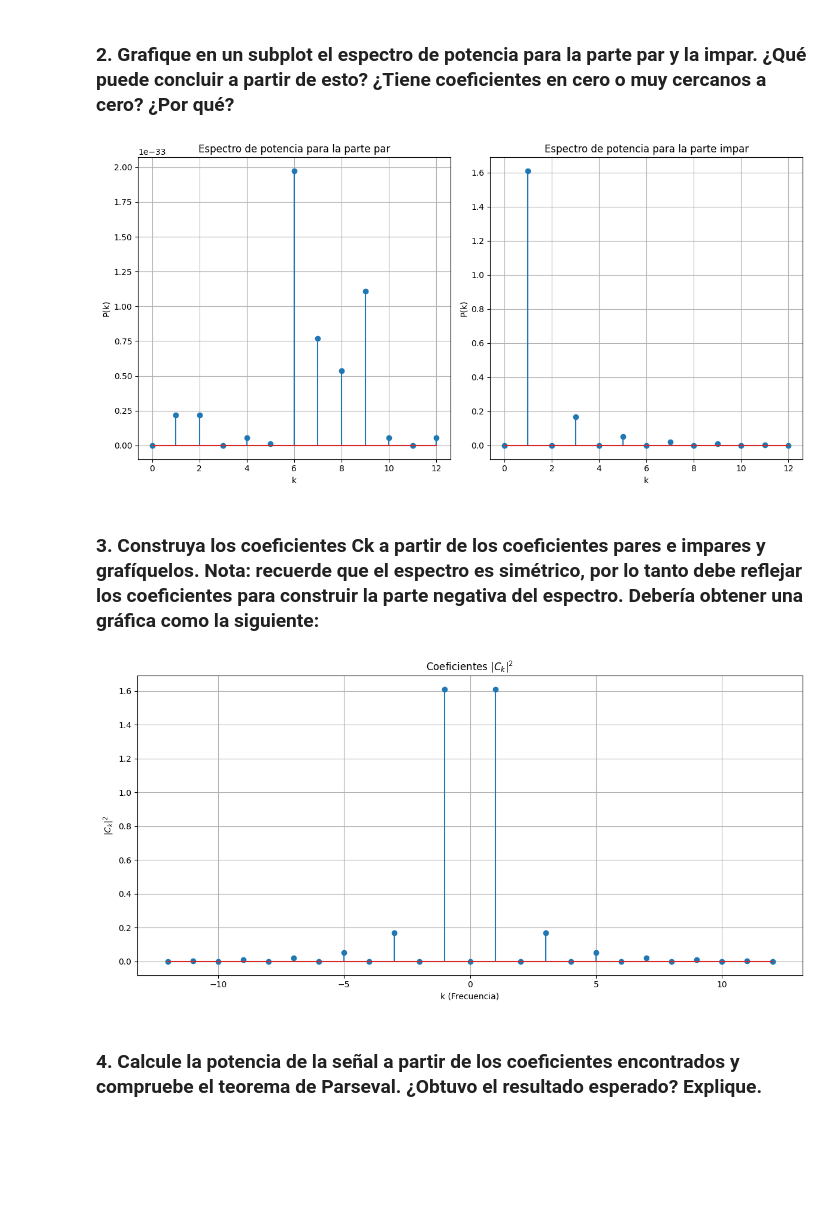
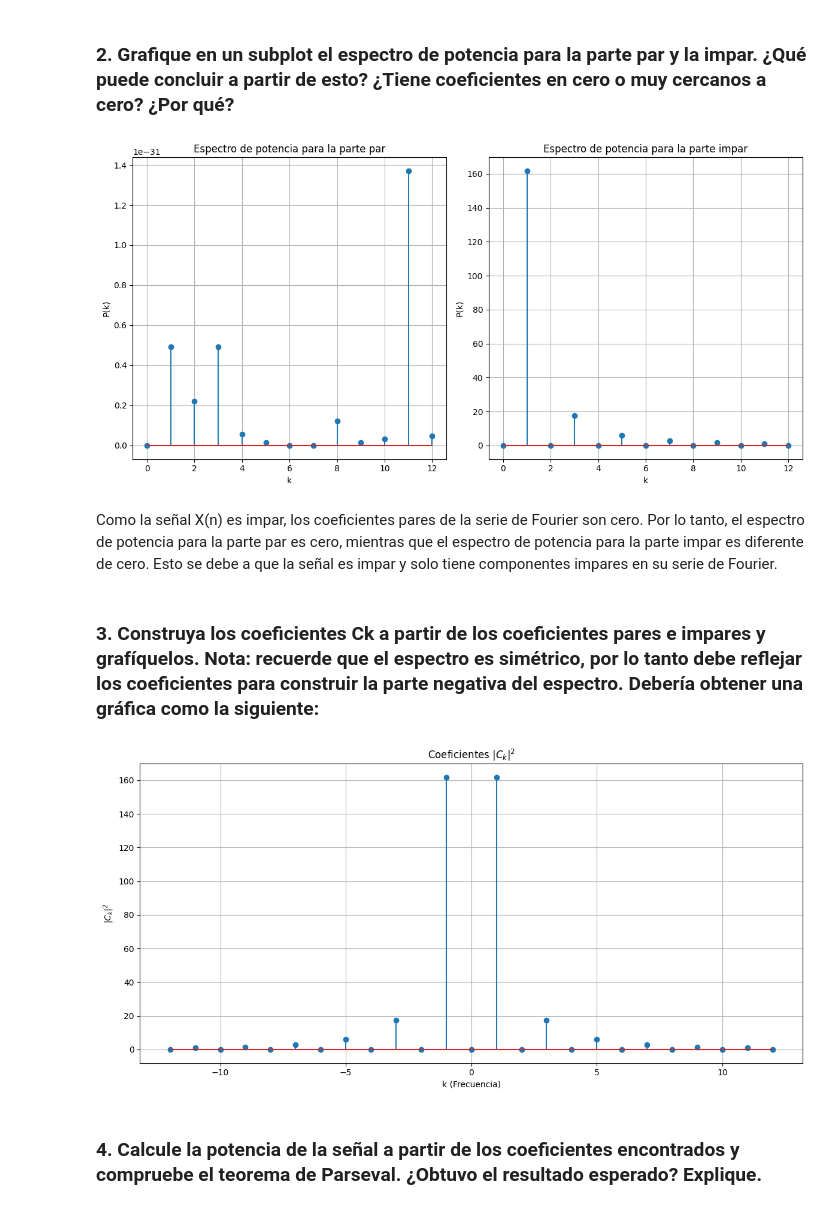
Before and after one commit to Cristian-David-Araujo/Digital_Signal_Processing, a Jupyter notebook: P6/main.ipynb, the cells around one changed output. Cells and saved outputs as stored; diff of their text form; code cells hidden in the pictures; blank space fills up the shorter version.

```diff
--- a/P6/main.ipynb
+++ b/P6/main.ipynb
@@ -36,7 +36,7 @@ import matplotlib.pyplot as plt
 import numpy as np
 
 #Funcion por tramos
-def x(n, N, C):
+def x_n(n, N, C):
     if ((-N/2) < n) and (n < 0):
         return 2*(C + 1)
     elif n == 0:
@@ -47,13 +47,13 @@ def x(n, N, C):
         return 0
 
 #Constantes
-C = 0
+C = 9
 N = 30 + (2*C)
 
 #Vector de tiempo
 Fs = 1 #Frecuencia de muestreo
 n = np.arange(-N/2 + 1/Fs, N/2, 1/Fs)
-x = [x(i, N, C) for i in n]
+x = [x_n(i, N, C) for i in n]
 
 #Grafica
 plt.figure(figsize=(12, 6))
@@ -78,20 +80,40 @@ Es una señal impar ya que x(n) = -x(-n) para todo n en el dominio de la señal.
 ### 1. Calcule los coeficientes par e impar de la serie de Fourier para un k = 12.
 import pandas as pd
 
+def coeficiente_par(x, N, k, n):
+    ck = [(1/N) * np.sum(x * np.cos(2 * np.pi * k * n / N)) for k in range(k)]
+    return ck
+
+def coeficiente_impar(x, N, k, n):
+    ck = [(1/N) * np.sum(x * np.sin(2 * np.pi * k * n / N)) for k in range(k)]
+    return ck
+
 # Función para calcular el coeficiente de Fourier para un k dado
-def coeficiente_k(x, N, k):
+def coeficiente_k(x, N, k, n):
     ck = [(1/N) * np.sum(x * np.exp(-1j * 2 * np.pi * k * n / N)) for k in range(k)]
     return ck
 
 # Calcular coeficientes para valores de k
 k = 13
-c_k = coeficiente_k(x, N, k)
+c_k = coeficiente_k(x, N, k, n)
 c_k_par = np.real(c_k)
 c_k_impar = np.imag(c_k)
+
+# c_k_par = coeficiente_par(x, N, k, n)
+# c_k_par = np.array(c_k_par)
+# c_k_impar = coeficiente_impar(x, N, k, n)
+# c_k_impar = np.array(c_k_impar)
+# c_k = c_k_par - 1j*c_k_impar
 
 # Crear DataFrame con los coeficientes
 df = pd.DataFrame({'k': range(k), 'c_k_par': c_k_par, 'c_k_impar': c_k_impar})
 
 # Mostrar DataFrame
+print("Coeficientes par e impar de Fourier para k = 12")
 print(df)
+
+#Mostrar dataframe con los coeficientes
+print("\nCoeficientes de Fourier para k = 12")
+df = pd.DataFrame({'k': range(k), 'c_k': c_k})
+print(df)
 # %% [output]
@@ -141,35 +166,37 @@ plt.grid()
 plt.tight_layout()
 plt.show()
 # %% [output]
-[figure, old version]
+[figure, new version]
+# %% [markdown]
+Como la señal X(n) es impar, los coeficientes pares de la serie de Fourier son cero. Por lo tanto, el espectro de potencia para la parte par es cero, mientras que el espectro de potencia para la parte impar es diferente de cero. Esto se debe a que la señal es impar y solo tiene componentes impares en su serie de Fourier.
 # %% [markdown]
 ### 3. Construya los coeficientes Ck a partir de los coeficientes pares e impares y grafíquelos. Nota: recuerde que el espectro es simétrico, por lo tanto debe reflejar los coeficientes para construir la parte negativa del espectro. Debería obtener una gráfica como la siguiente:
 # %%
 ### 3. Construya los coeficientes Ck a partir de los coeficientes pares e impares y grafíquelos. Nota: recuerde que el espectro es simétrico, por lo tanto debe reflejar los coeficientes para construir la parte negativa del espectro. Debería obtener una gráfica como la siguiente:
 
-combined_coefficients = c_k_impar + c_k_par
+#combined_coefficients = c_k_impar + c_k_par
 
-magnitud_c_k = np.abs(combined_coefficients)**2
+magnitud_c_k = np.abs(c_k)**2
 
 
 # Create symmetric magnitude for negative frequencies
 magnitud_c_k_sym = np.concatenate((magnitud_c_k, magnitud_c_k[::-1][:-1]))
 
 
 # Create symmetric k values for the plot
 k_values_sym = np.concatenate((k_values, -k_values[::-1][:-1]))
 
 # Plotting the coefficients Ck
 plt.figure(figsize=(12, 6))
 plt.stem(k_values_sym, magnitud_c_k_sym)
 plt.title('Coeficientes $|C_k|^2$')
 plt.xlabel('k (Frecuencia)')
 plt.ylabel('$|C_k|^2$')
 plt.grid()
 plt.tight_layout()
 plt.show()
 # %% [output]
-[figure, old version]
+[figure, new version]
 # %% [markdown]
 ### 4. Calcule la potencia de la señal a partir de los coeficientes encontrados y compruebe el teorema de Parseval. ¿Obtuvo el resultado esperado? Explique.
 # %%
```
Also changed, not shown: parts of 13 cells of this notebook, 1 other file.
